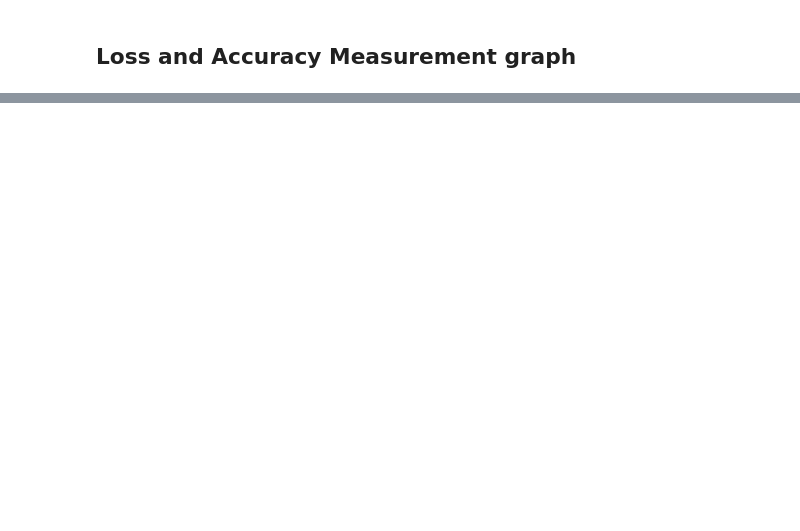
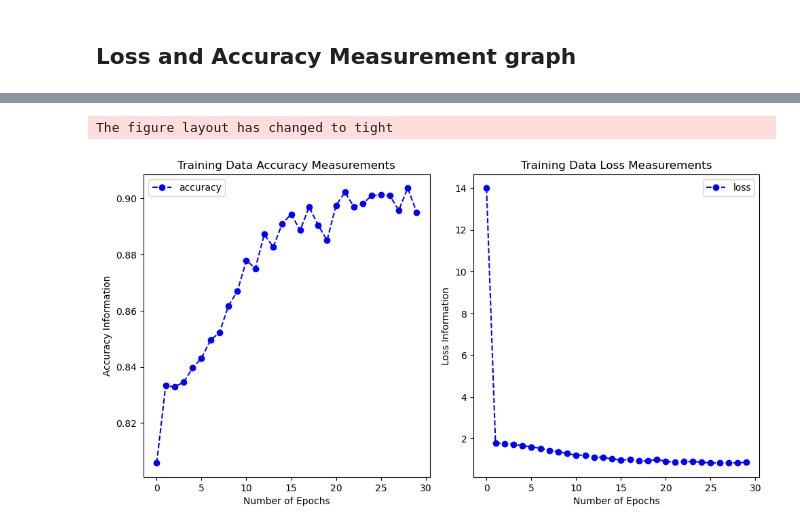
Before and after one commit to Dhanush678/Final-year-project, a Jupyter notebook: final_code.ipynb, the cells around one changed output, grey strips where cells are left out. Cells and saved outputs as stored; diff of their text form; code cells hidden in the pictures; blank space fills up the shorter version.

```diff
--- a/final_code.ipynb
+++ b/final_code.ipynb
@@ -606,0 +713,28 @@ SVM Accuracy: 1.0
+# %%
+def accuracy_and_loss_Plot(modelData):
+
+    fig=plt.figure(figsize=(10,10))
+
+    plt.subplot(221)
+    plt.plot(modelData.history["accuracy"], 'bo--',label='accuracy')
+    plt.title("Training Data Accuracy Measurements")
+    plt.xlabel("Number of Epochs")
+    plt.ylabel("Accuracy Information")
+    #plt.grid()
+    plt.legend()
+    plt.tight_layout()
+
+    plt.subplot(222)
+    plt.plot(modelData.history["loss"], 'bo--',label='loss')
+
+    plt.title("Training Data Loss Measurements")
+    plt.xlabel("Number of Epochs")
+    plt.ylabel("Loss Information")
+    #plt.grid()
+    plt.legend()
+    plt.tight_layout()
+# %%
+   accuracy_and_loss_Plot(history)
+# %% [output]
+The figure layout has changed to tight
+[figure, added]
```
Also changed, not shown: parts of 95 cells of this notebook.
